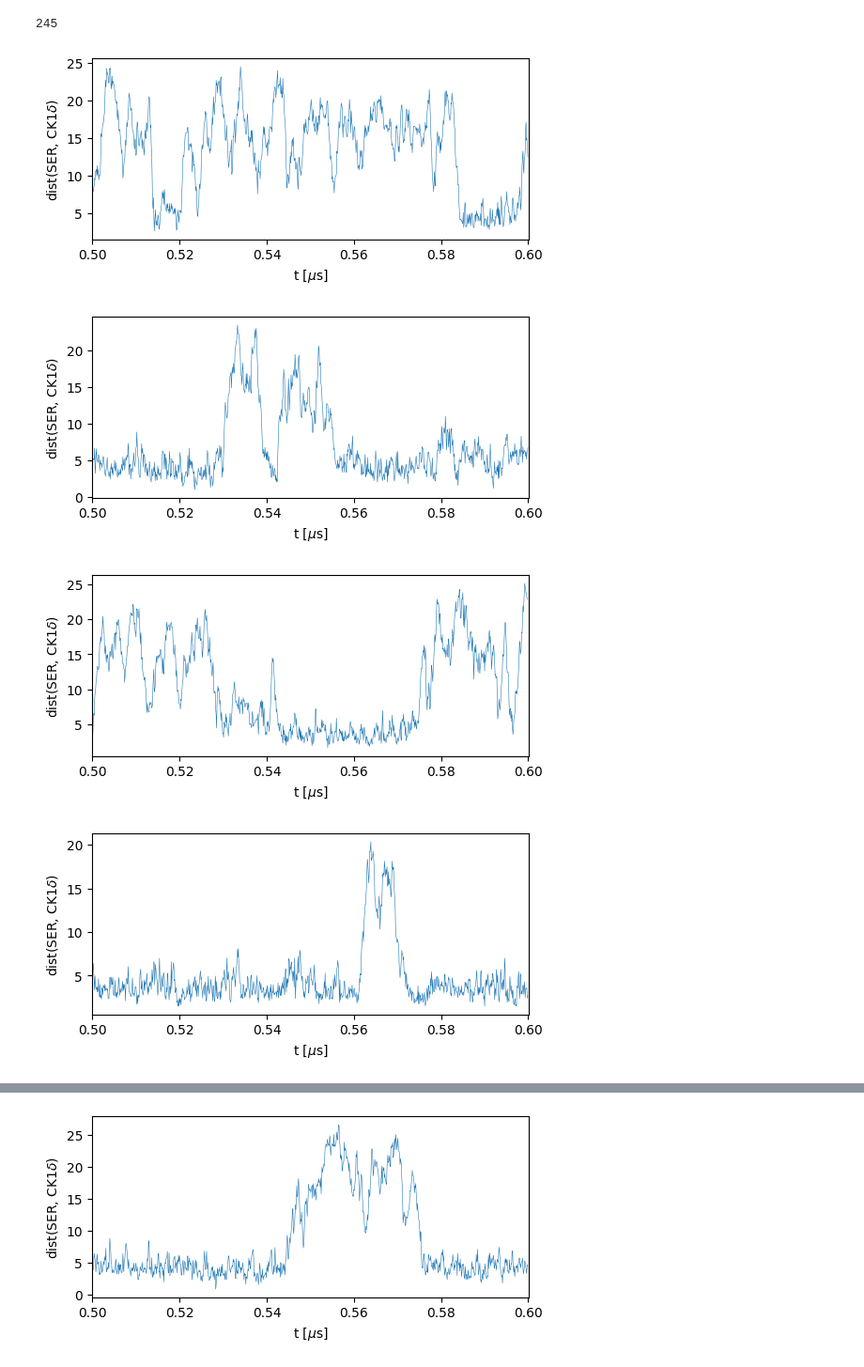
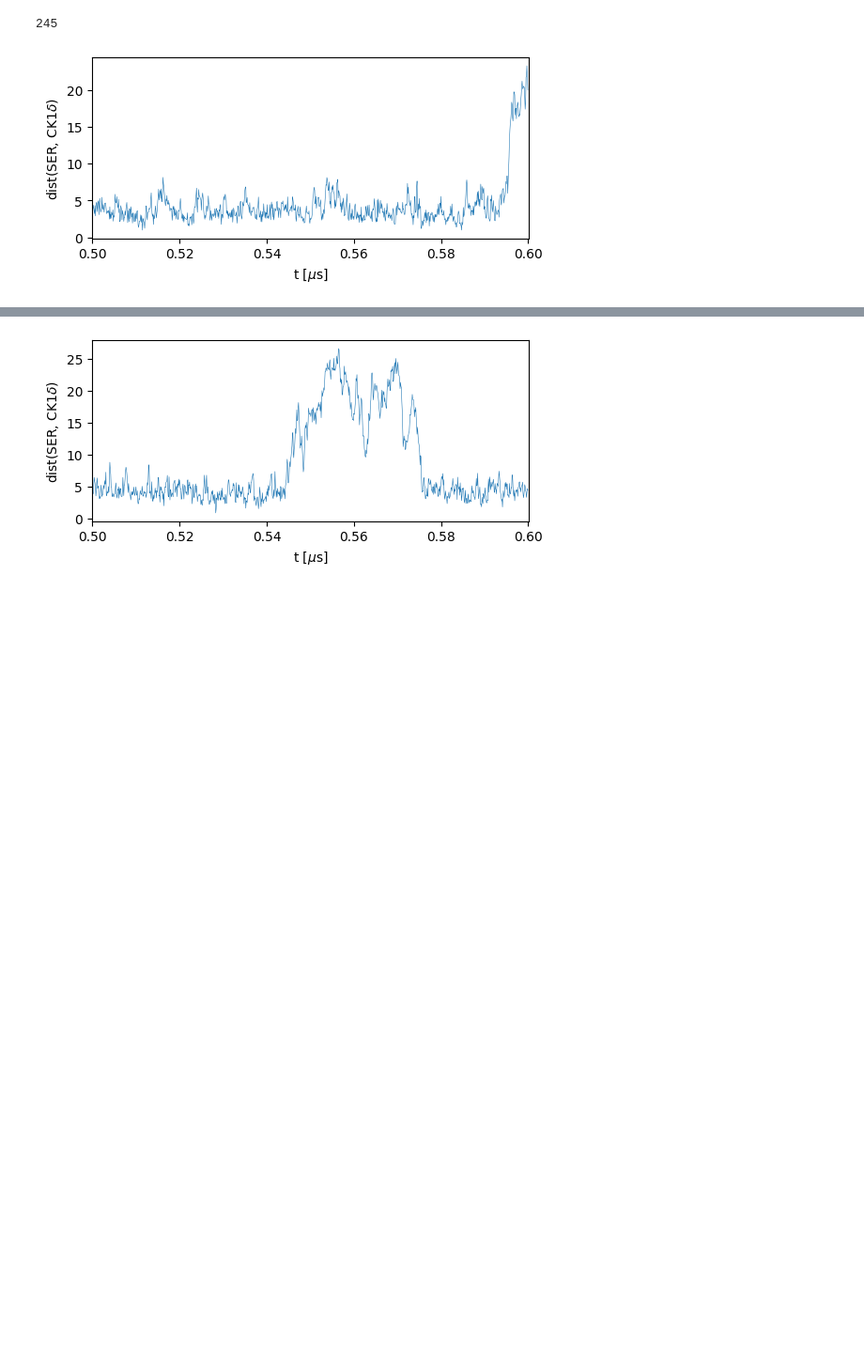
Before and after one commit to ezippo/HPA, a Jupyter notebook: process_traj.ipynb, the cells around one changed output, grey strips where cells are left out. Shown at 94% size. Drawn from its saved outputs; the diff is of its cells as text; code cells hidden in the pictures; blank space fills up the shorter version.

```diff
--- a/process_traj.ipynb
+++ b/process_traj.ipynb
@@ -30,11 +30,13 @@ path_fix = '/localscratch/zippoema/project_ness/simulations/cycle_ness/ness_ck1d
 # %% [markdown]
 ### Center trajectory
 # %%
-hpau.center_trajectory_z(path_struct+'sim_eq_400-tdp43-lcd_slab/sim_eq_400-tdp43-lcd-2301pser_CAL3_slab_dump.gsd',
-                         path_struct+'sim_eq_400-tdp43-lcd_slab/sim_eq_400-tdp43-lcd-2301pser_CAL3_slab_dump_centered.gsd',
-                         group=[i for i in range(61600)], cluster=True, cutoff=2.5)
-
-hpau.center_trajectory_z(path_struct+'sim_eq_400-tdp43-lcd_slab/sim_eq_400-tdp43-lcd_CAL3_slab_dump.gsd',
-                         path_struct+'sim_eq_400-tdp43-lcd_slab/sim_eq_400-tdp43-lcd_CAL3_slab_dump_centered.gsd',
-                         group=[i for i in range(61600)], cluster=True, cutoff=2.5)
+for i in range(1,5):
+    hpau.center_trajectory_z(path_slab+f'sim_200-tdp43-lcd_5-pp3_slab/sim{i}_200-tdp43-lcd-2100pser_5-com-pp3_CAL3_slab200_dump.gsd',
+                         path_slab+f'sim_200-tdp43-lcd_5-pp3_slab/sim{i}_200-tdp43-lcd-2100pser_5-com-pp3_CAL3_slab200_dump_centered.gsd',
+                         group=[i for i in range(30800)], cluster=True, cutoff=2.5)
+# %%
+for i in range(1,5):
+    hpau.center_trajectory_z(path_slab+f'sim_200-tdp43-lcd_5-ck1d-open_slab/sim{i}_200-tdp43-lcd_5-com-ck1d-open_CAL3_slab200_dump.gsd',
+                         path_slab+f'sim_200-tdp43-lcd_5-ck1d-open_slab/sim{i}_200-tdp43-lcd_5-com-ck1d-open_CAL3_slab200_dump_centered.gsd',
+                         group=[i for i in range(30800)], cluster=True, cutoff=2.5)
 # %%
@@ -145,8 +147,8 @@ for i in [2500]:
 rdump = '5k'
 ck1d_bool = False
 pp3_bool = True
-dmu = '-2.5'
-time = '20us_'
+dmu = '-1'
+time = ''
 
 if ck1d_bool and pp3_bool:
     enzymes = '1-ck1d-open_1-pp3'
@@ -159,35 +161,32 @@ if ck1d_bool and pp3_bool:
 elif ck1d_bool:
     enzymes = '1-ck1d-open'
     enzfile = 'com-ck1d-open'
     temp = 'CAL3_200K_'
     suffix = 'mpSer_rs'
     pt = path_ness+f'sim_ser19_dmu{dmu}_1-tdp43-5pser_{enzymes}_200K_{rdump}_{suffix}/'
     enz_ids = [300,301,302]
 elif pp3_bool:
     enzymes = '1-pp3'
     enzfile = 'com-pp3'
     temp = 'CAL3_200K_'
     suffix = 'mpSer_rs'
     pt = path_ness+f'sim_ser19_dmu{dmu}_1-tdp43-5pser_{enzymes}_200K_{rdump}_{suffix}/'
     enz_ids = [153+92,153+94,153+120,153+152,153+283]
 else:
     RaiseError('no enzymes!')
 
-for s in range(1,6):
+for s in range(5,6):
     if ck1d_bool and pp3_bool:
         d = hpau.create_distance_file(pt+f'sim{s}_ser19_dmu{dmu}_1-tdp43-5pser_{enzfile}_{temp}{rdump}_{suffix}_{time}dump.gsd',
                                          id1=ck1d_ids, id2=[i for i in range(154)], mean1=True, therm=0)
         tmp = hpau.create_distance_file(pt+f'sim{s}_ser19_dmu{dmu}_1-tdp43-5pser_{enzfile}_{temp}{rdump}_{suffix}_{time}dump.gsd',
                                          id1=pp3_ids, id2=[i for i in range(154)], mean1=True, therm=0)
         d = np.append(d, tmp, axis=1)
     else:
         d = hpau.create_distance_file(pt+f'sim{s}_ser19_dmu{dmu}_1-tdp43-5pser_{enzfile}_{temp}{rdump}_{suffix}_{time}dump.gsd',
                                          id1=enz_ids, id2=[i for i in range(154)], mean1=True, therm=0)
 
     np.savetxt(pt+f'sim{s}_ser19_dmu{dmu}_1-tdp43-5pser_{enzfile}_{temp}{rdump}_{suffix}_{time}dist.txt', d)
     hpapl.plot_dist(d,part_id=5,start=5000,end=6000)
 # %% [output]
-[figure, old version]
+[figure, new version]
-[figure, removed]
-[figure, removed]
-[figure, removed]
```
Also changed, not shown: parts of 2 cells of this notebook.
